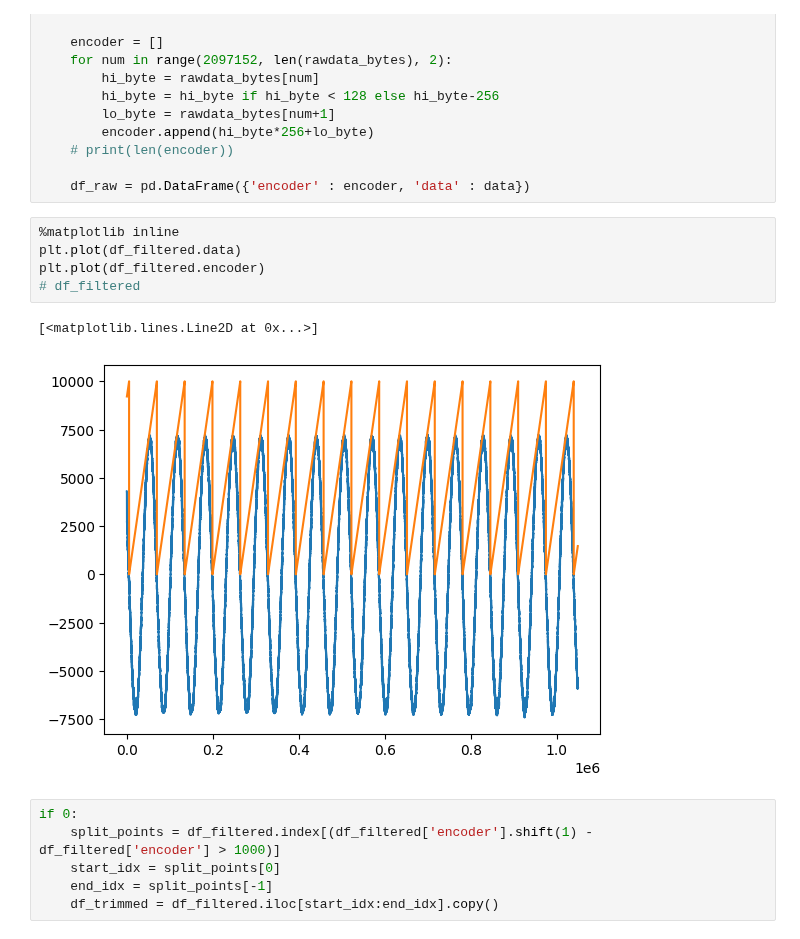
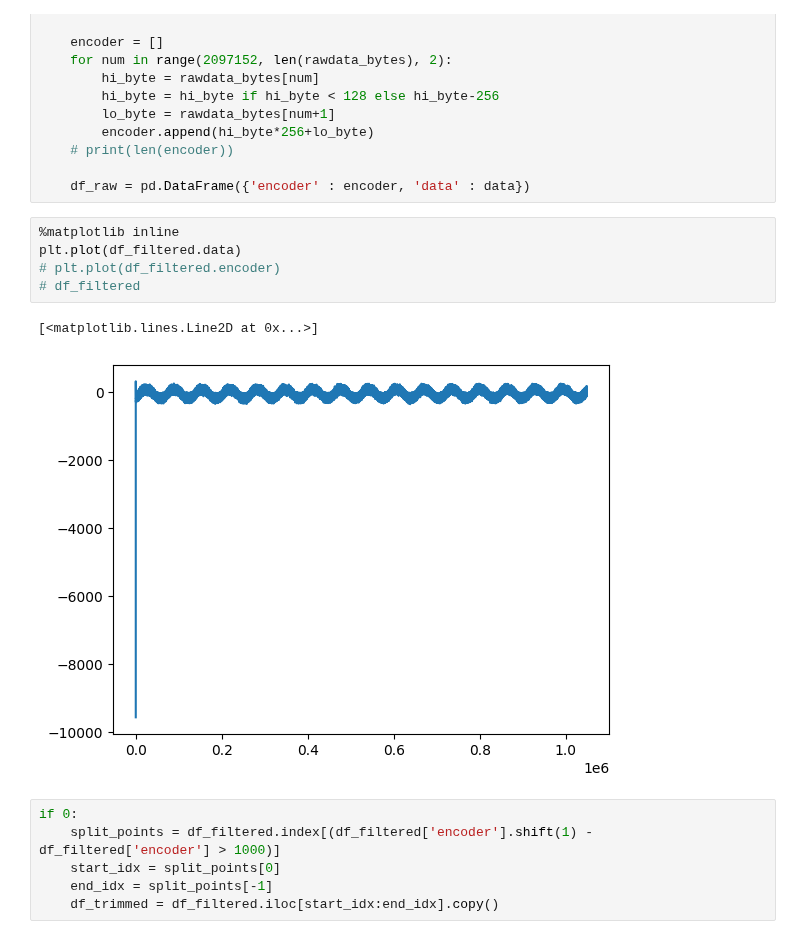
Before and after one commit to BuslaySt/Helmholz-Polymagnit, a Jupyter notebook: code/HarmData_fast.ipynb, the cells around one changed output. Drawn from its saved outputs; the diff is of its cells as text.

```diff
--- a/code/HarmData_fast.ipynb
+++ b/code/HarmData_fast.ipynb
@@ -111,11 +111,11 @@ if 0:
 # %%
 %matplotlib inline
 plt.plot(df_filtered.data)
-plt.plot(df_filtered.encoder)
+# plt.plot(df_filtered.encoder)
 # df_filtered
 # %% [output]
 [<matplotlib.lines.Line2D at 0x...>]
-[figure, old version]
+[figure, new version]
 # %%
 if 0:
     split_points = df_filtered.index[(df_filtered['encoder'].shift(1) - df_filtered['encoder'] > 1000)]
```
Also changed, not shown: parts of 5 cells of this notebook.
